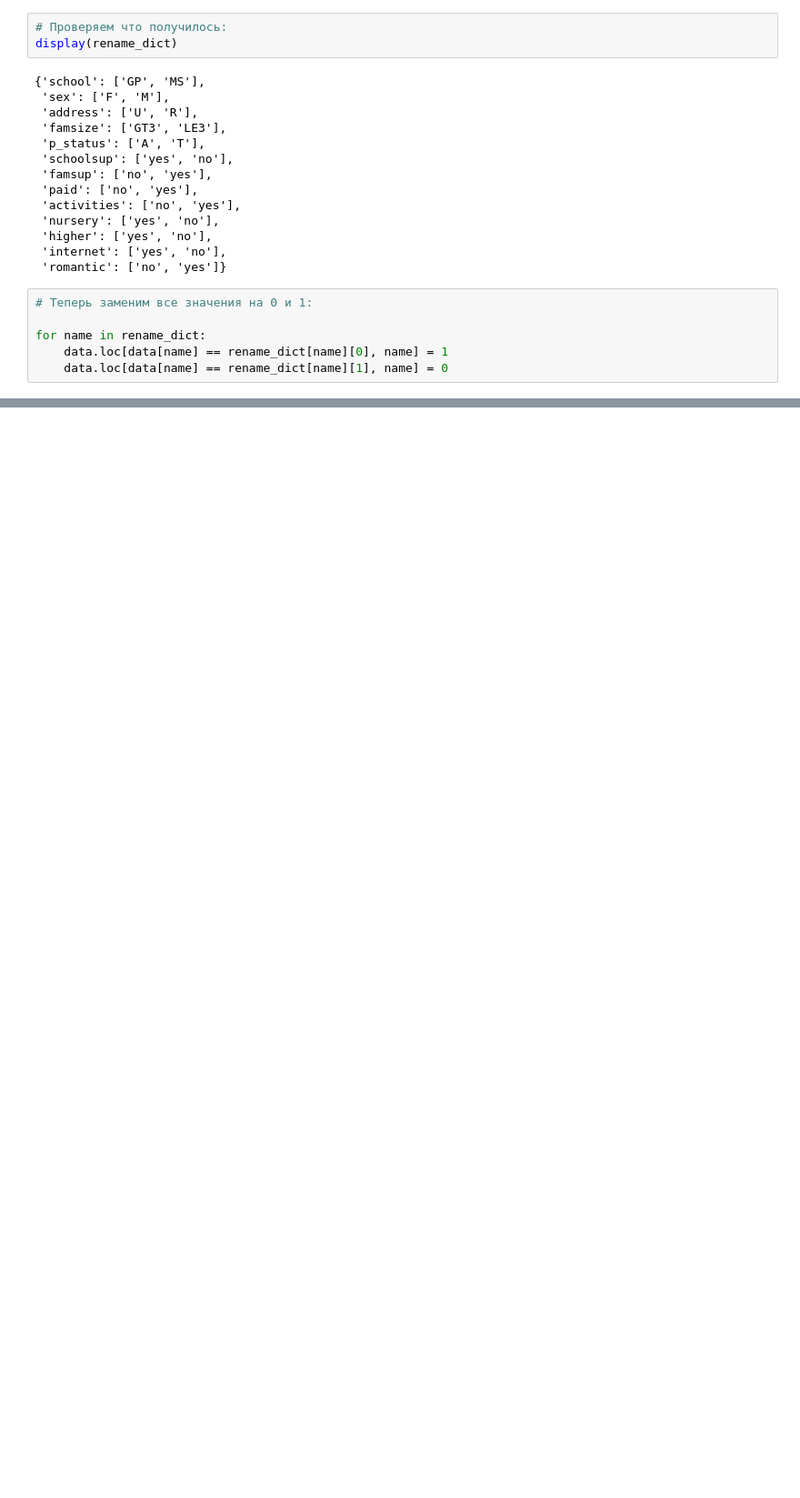
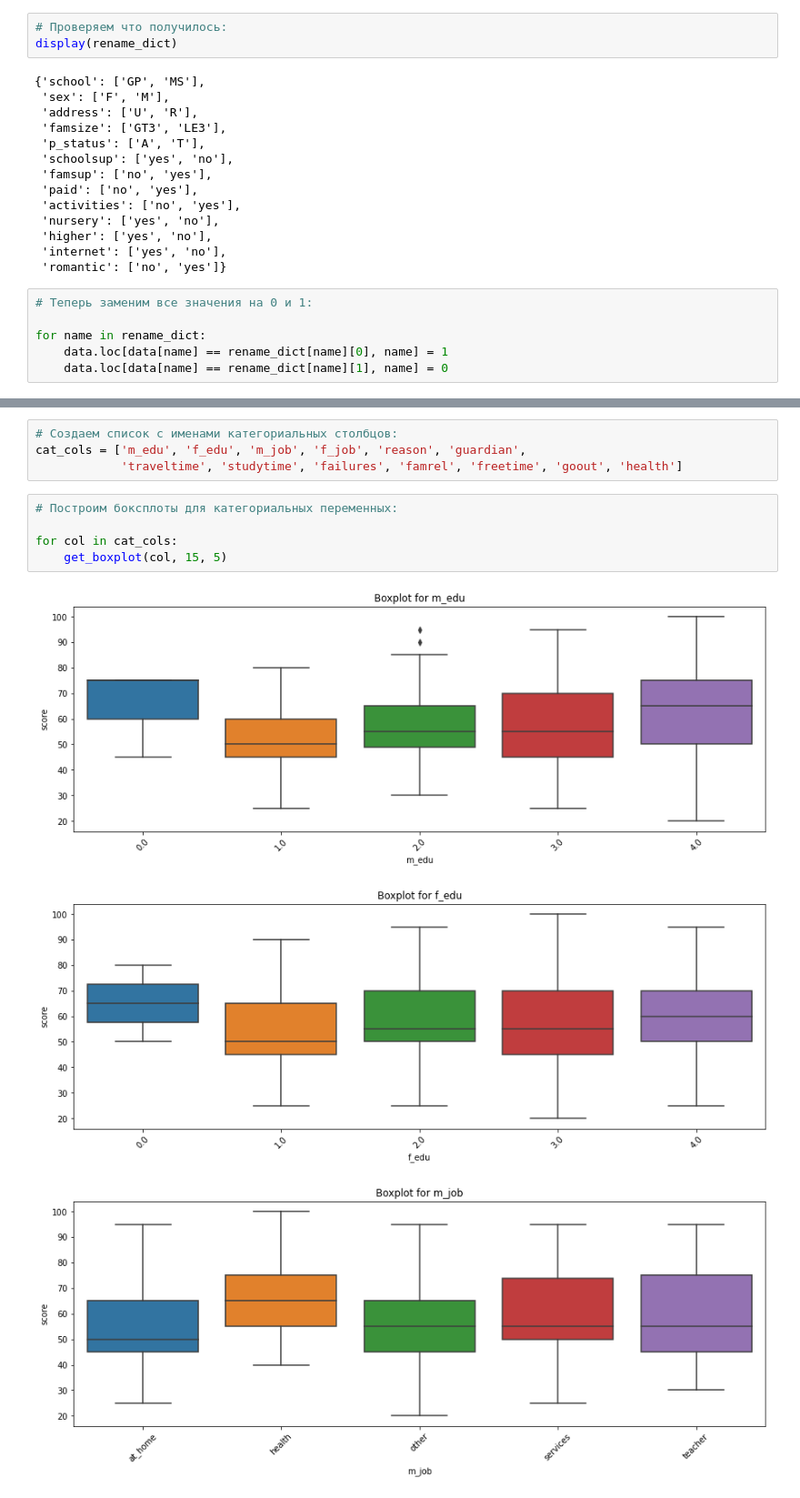
Before and after one commit to Zaslavsky-Dmitry/SkillFactory, a Jupyter notebook: module_2/module_2.ipynb, the cells around one changed output, grey strips where cells are left out. Shown at 91% size. Saved outputs shown, nothing was run; the diff lists cells and outputs as text; blank space fills up the shorter version.

```diff
--- a/module_2/module_2.ipynb
+++ b/module_2/module_2.ipynb
@@ -790,0 +881,13 @@ for col in bin_cols:
+# %%
+# Создаем список с именами категориальных столбцов:
+cat_cols = ['m_edu', 'f_edu', 'm_job', 'f_job', 'reason', 'guardian',
+            'traveltime', 'studytime', 'failures', 'famrel', 'freetime', 'goout', 'health']
+# %%
+# Построим боксплоты для категориальных переменных:
+
+for col in cat_cols:
+    get_boxplot(col, 15, 5)
+# %% [output]
+[figure, added]
+[figure, added]
+[figure, added]
```
Also changed, not shown: parts of 52 cells of this notebook, 1 other file.
